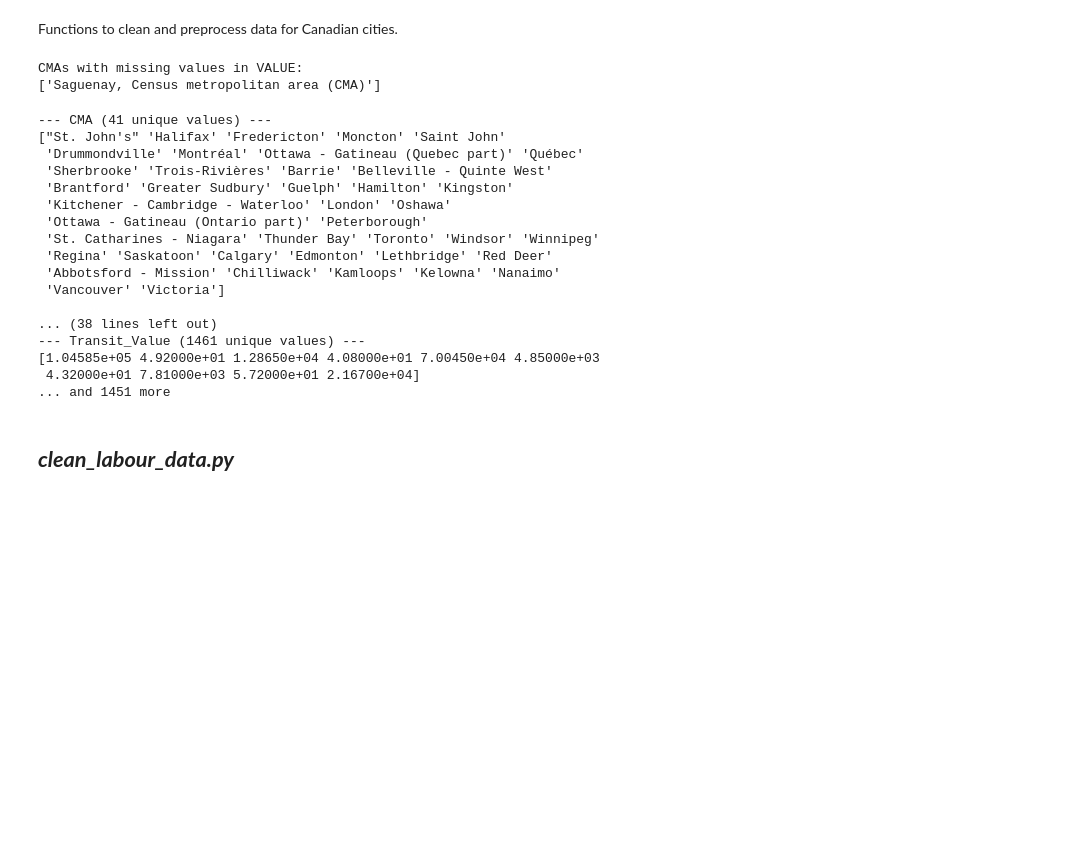
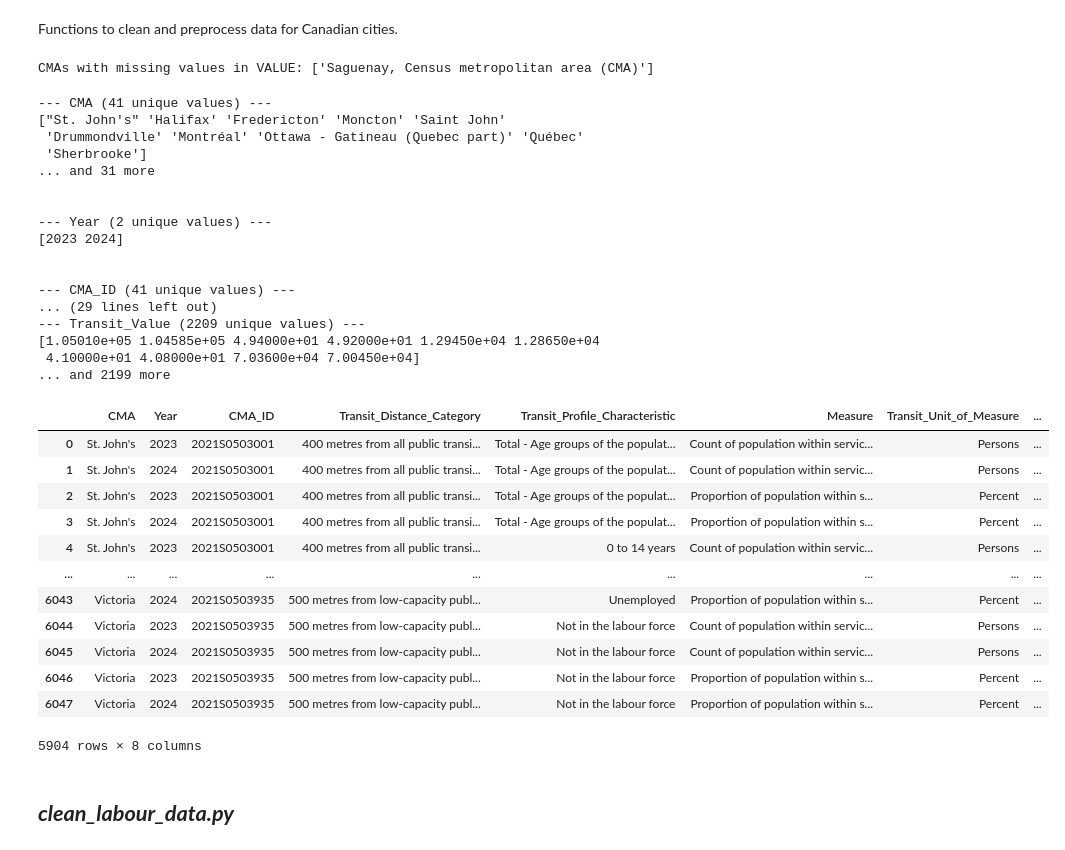
Before and after one commit to arusansurendiran/CanadianAccessibilityEmployment, a Jupyter notebook: project.ipynb, the cells around one changed output. Saved outputs shown, nothing was run; the diff lists cells and outputs as text; code cells hidden in the pictures; blank space fills up the shorter version.

```diff
--- a/project.ipynb
+++ b/project.ipynb
@@ -18,7 +18,7 @@ def print_unique_values(df):
         unique_vals = df[col].unique()
         num_unique = len(unique_vals)
         print(f"--- {col} ({num_unique} unique values) ---")
-        if num_unique < 50:
+        if num_unique < 15:
             print(unique_vals)
         else:
             print(unique_vals[:10])
@@ -81,22 +81,21 @@ def check_id_consistency(df1, df2, id_col1, id_col2, name_col1=None, name_col2=N
     else:
         print("None")
 # %%
-# 1. Identify missing values in GEO
+# 1Identify missing values in GEO
 missing_mask = transit_data['VALUE'].isna()
 
 # Get the list of cities (GEOs) that have at least one missing value
-# unique() gives us the list of names
 cmas_to_drop = transit_data.loc[missing_mask, 'GEO'].unique()
-print("CMAs with missing values in VALUE:")
-print(cmas_to_drop)
+print("CMAs with missing values in VALUE:", cmas_to_drop)
 
+# The identified CMA (Saguenay) has all missing values for VALUE, so we will drop it entirely
 transit_data = transit_data[~transit_data['GEO'].isin(cmas_to_drop)].copy()
 # %% [output]
-CMAs with missing values in VALUE:
-['Saguenay, Census metropolitan area (CMA)']
+CMAs with missing values in VALUE: ['Saguenay, Census metropolitan area (CMA)']
 # %%
 cols_to_keep = [
     "GEO",
+    "REF_DATE",
     "DGUID",
     "Distance-capacity public transit service area",
     "Demographic and socio-economic",
@@ -109,6 +108,7 @@ transit_data = transit_data[cols_to_keep].copy()
 # Rename columns for clarity
 transit_data = transit_data.rename(columns={
     "GEO": "CMA",
+    "REF_DATE": "Year",
     "DGUID": "CMA_ID",
     "Distance-capacity public transit service area": "Transit_Distance_Category",
     "Demographic and socio-economic": "Transit_Profile_Characteristic",
@@ -122,24 +122,38 @@ transit_data.head()
 transit_data['CMA'] = transit_data['CMA'].str.replace(", Census metropolitan area (CMA)", "", regex=False)
 # %%
 print_unique_values(transit_data)
+transit_data
 # %% [output]
 --- CMA (41 unique values) ---
 ["St. John's" 'Halifax' 'Fredericton' 'Moncton' 'Saint John'
  'Drummondville' 'Montréal' 'Ottawa - Gatineau (Quebec part)' 'Québec'
- 'Sherbrooke' 'Trois-Rivières' 'Barrie' 'Belleville - Quinte West'
- 'Brantford' 'Greater Sudbury' 'Guelph' 'Hamilton' 'Kingston'
- 'Kitchener - Cambridge - Waterloo' 'London' 'Oshawa'
- 'Ottawa - Gatineau (Ontario part)' 'Peterborough'
- 'St. Catharines - Niagara' 'Thunder Bay' 'Toronto' 'Windsor' 'Winnipeg'
- 'Regina' 'Saskatoon' 'Calgary' 'Edmonton' 'Lethbridge' 'Red Deer'
- 'Abbotsford - Mission' 'Chilliwack' 'Kamloops' 'Kelowna' 'Nanaimo'
- 'Vancouver' 'Victoria']
+ 'Sherbrooke']
+... and 31 more
 
-... (38 lines left out)
---- Transit_Value (1461 unique values) ---
-[1.04585e+05 4.92000e+01 1.28650e+04 4.08000e+01 7.00450e+04 4.85000e+03
- 4.32000e+01 7.81000e+03 5.72000e+01 2.16700e+04]
-... and 1451 more
+
+--- Year (2 unique values) ---
+[2023 2024]
+
+
+--- CMA_ID (41 unique values) ---
+... (29 lines left out)
+--- Transit_Value (2209 unique values) ---
+[1.05010e+05 1.04585e+05 4.94000e+01 4.92000e+01 1.29450e+04 1.28650e+04
+ 4.10000e+01 4.08000e+01 7.03600e+04 7.00450e+04]
+... and 2199 more
+|  | CMA | Year | CMA_ID | Transit_Distance_Category | Transit_Profile_Characteristic | Measure | Transit_Unit_of_Measure | ... |
+| 0 | St. John's | 2023 | 2021S0503001 | 400 metres from all public transi... | Total - Age groups of the populat... | Count of population within servic... | Persons | ... |
+| 1 | St. John's | 2024 | 2021S0503001 | 400 metres from all public transi... | Total - Age groups of the populat... | Count of population within servic... | Persons | ... |
+| 2 | St. John's | 2023 | 2021S0503001 | 400 metres from all public transi... | Total - Age groups of the populat... | Proportion of population within s... | Percent | ... |
+| 3 | St. John's | 2024 | 2021S0503001 | 400 metres from all public transi... | Total - Age groups of the populat... | Proportion of population within s... | Percent | ... |
+| 4 | St. John's | 2023 | 2021S0503001 | 400 metres from all public transi... | 0 to 14 years | Count of population within servic... | Persons | ... |
+| ... | ... | ... | ... | ... | ... | ... | ... | ... |
+| 6043 | Victoria | 2024 | 2021S0503935 | 500 metres from low-capacity publ... | Unemployed | Proportion of population within s... | Percent | ... |
+| 6044 | Victoria | 2023 | 2021S0503935 | 500 metres from low-capacity publ... | Not in the labour force | Count of population within servic... | Persons | ... |
+| 6045 | Victoria | 2024 | 2021S0503935 | 500 metres from low-capacity publ... | Not in the labour force | Count of population within servic... | Persons | ... |
+| 6046 | Victoria | 2023 | 2021S0503935 | 500 metres from low-capacity publ... | Not in the labour force | Proportion of population within s... | Percent | ... |
+| 6047 | Victoria | 2024 | 2021S0503935 | 500 metres from low-capacity publ... | Not in the labour force | Proportion of population within s... | Percent | ... |
+5904 rows × 8 columns
 # %% [markdown]
 ## ***clean_labour_data.py***
 # %%
```
Also changed, not shown: parts of 37 cells of this notebook.
